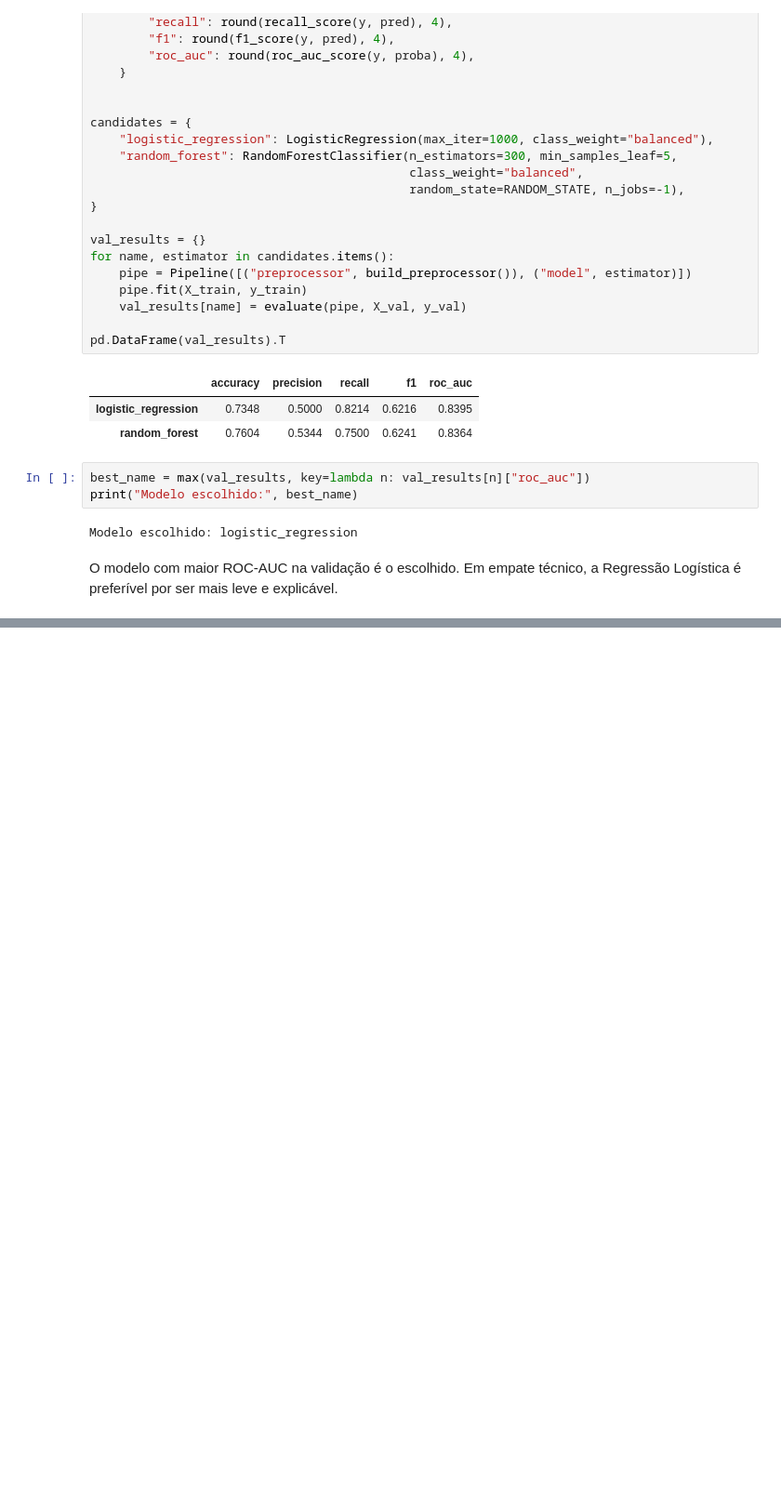
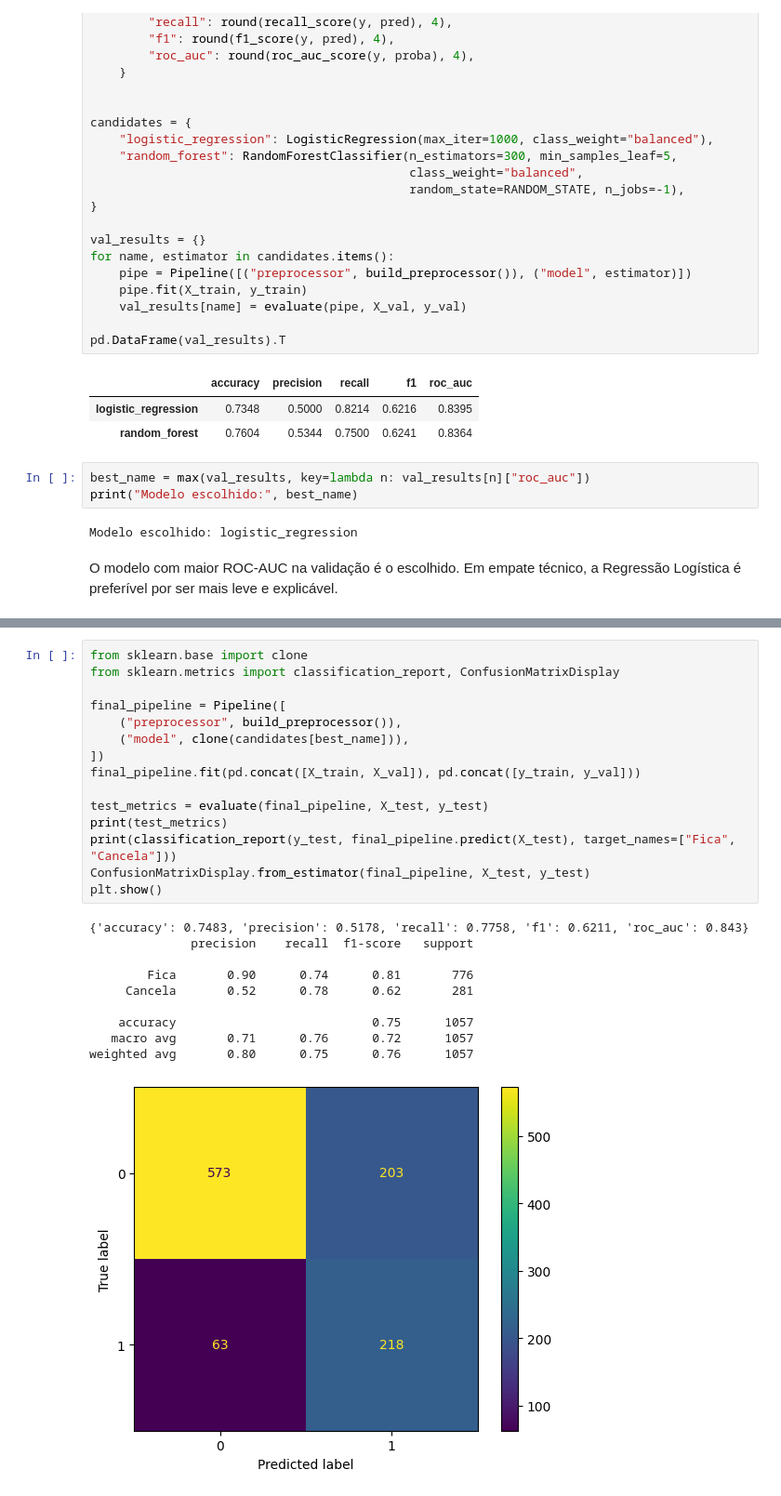
Before and after one commit to jhonatanalves/projeto_final_modulo2_sctec, a Jupyter notebook: notebooks/01_treinamento.ipynb, the cells around one changed output, grey strips where cells are left out. Shown at 93% size. Cells and saved outputs as stored; diff of their text form; blank space fills up the shorter version.

```diff
--- a/notebooks/01_treinamento.ipynb
+++ b/notebooks/01_treinamento.ipynb
@@ -201,0 +206,26 @@ O modelo com maior ROC-AUC na validação é o escolhido. Em empate técnico, a
+# %%
+from sklearn.base import clone
+from sklearn.metrics import classification_report, ConfusionMatrixDisplay
+
+final_pipeline = Pipeline([
+    ("preprocessor", build_preprocessor()),
+    ("model", clone(candidates[best_name])),
+])
+final_pipeline.fit(pd.concat([X_train, X_val]), pd.concat([y_train, y_val]))
+
+test_metrics = evaluate(final_pipeline, X_test, y_test)
+print(test_metrics)
+print(classification_report(y_test, final_pipeline.predict(X_test), target_names=["Fica", "Cancela"]))
+ConfusionMatrixDisplay.from_estimator(final_pipeline, X_test, y_test)
+plt.show()
+# %% [output]
+{'accuracy': 0.7483, 'precision': 0.5178, 'recall': 0.7758, 'f1': 0.6211, 'roc_auc': 0.843}
+              precision    recall  f1-score   support
+
+        Fica       0.90      0.74      0.81       776
+     Cancela       0.52      0.78      0.62       281
+
+    accuracy                           0.75      1057
+   macro avg       0.71      0.76      0.72      1057
+weighted avg       0.80      0.75      0.76      1057
+[figure, added]
```
Also changed, not shown: parts of 2 cells of this notebook.
